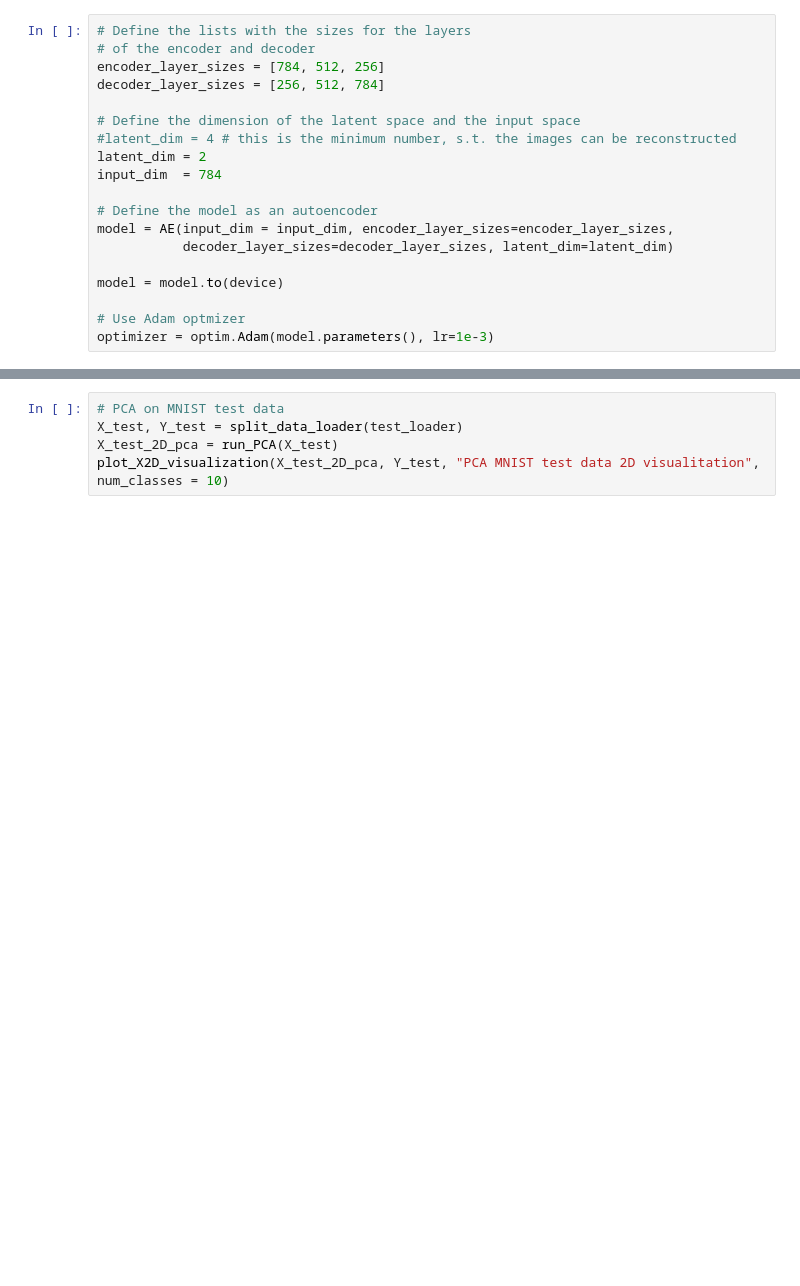
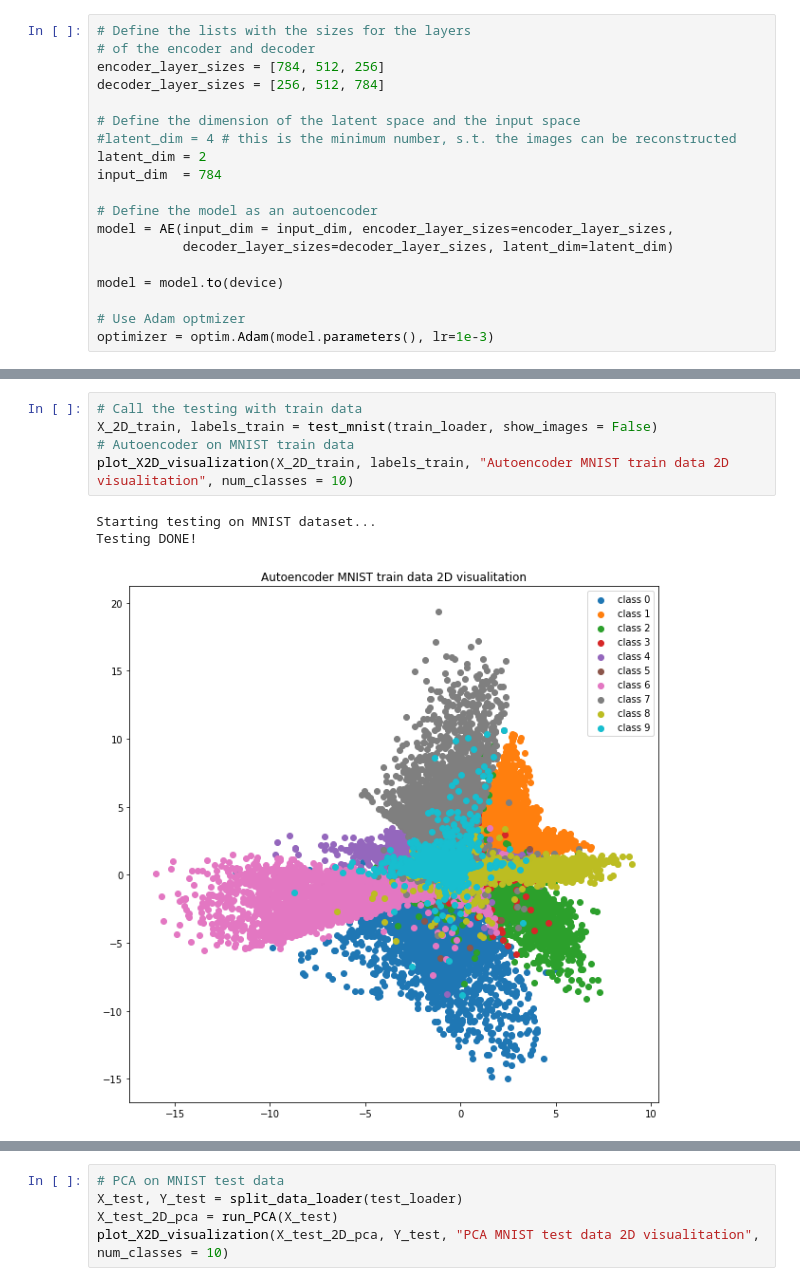
Before and after one commit to jarl93/kcurves, a Jupyter notebook: k-curves.ipynb, the cells around one changed output, grey strips where cells are left out. Saved outputs shown, nothing was run; the diff lists cells and outputs as text; blank space fills up the shorter version.

```diff
--- a/k-curves.ipynb
+++ b/k-curves.ipynb
@@ -569 +563,10 @@ Batch: 5
+# %%
+# Call the testing with train data
+X_2D_train, labels_train = test_mnist(train_loader, show_images = False)
+# Autoencoder on MNIST train data
+plot_X2D_visualization(X_2D_train, labels_train, "Autoencoder MNIST train data 2D visualitation", num_classes = 10)
+# %% [output]
+Starting testing on MNIST dataset...
+Testing DONE!
+[figure, added]
 # %%
```
Also changed, not shown: parts of 11 cells of this notebook, 28 other files.
